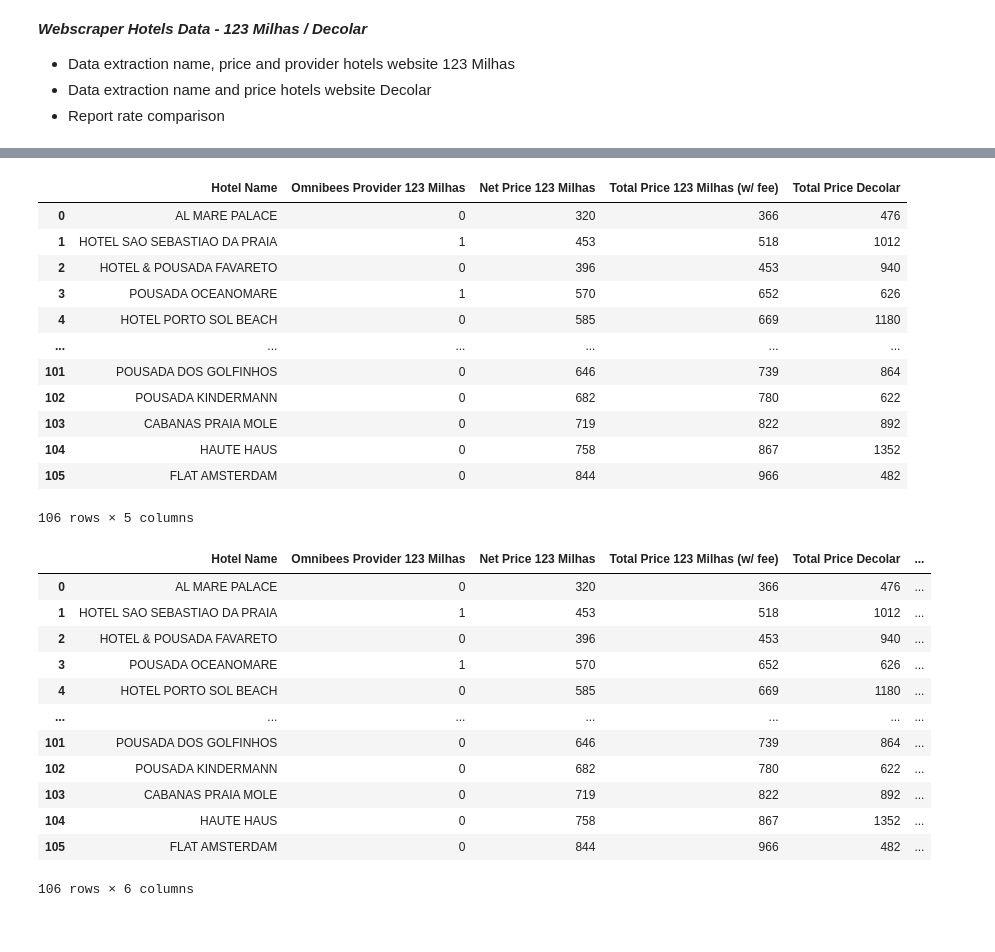
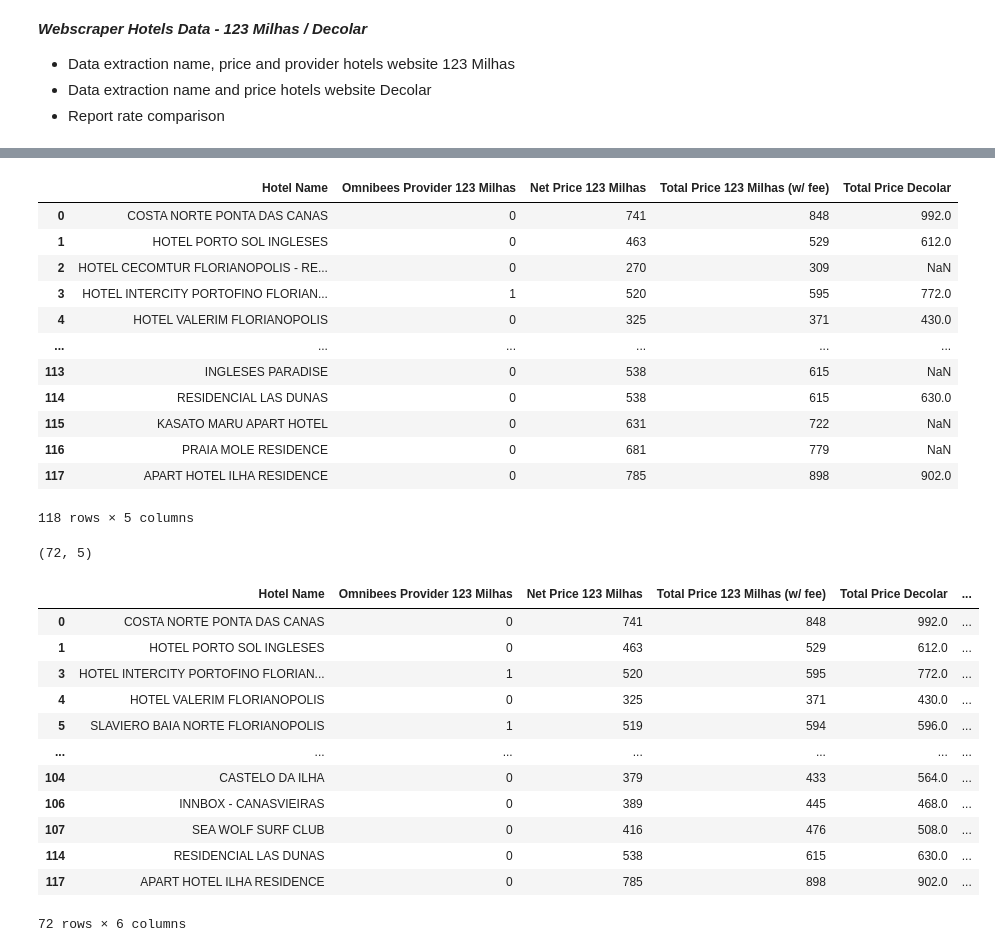
Before and after one commit to thenielfarias/webscraper-hotel-rates-parity-123milhas-decolar, a Jupyter notebook: webscraper_hotels_data_123milhas_decolar.ipynb, the cells around one changed output, grey strips where cells are left out. Saved outputs shown, nothing was run; the diff lists cells and outputs as text; code cells hidden in the pictures.

```diff
--- a/webscraper_hotels_data_123milhas_decolar.ipynb
+++ b/webscraper_hotels_data_123milhas_decolar.ipynb
@@ -487,9 +486,9 @@ print(price_hoteis_desp_fmtg)
 # %%
-price_hoteis_desp_fmtg = pd.to_numeric(price_hoteis_desp_fmtg, errors='coerce')
+price_hotels_desp_fmtg = pd.to_numeric(price_hotels_desp_fmtg, errors='coerce')
 # %%
 data_hotels_desp = []
 
-for elems in zip(name_hotels_desp_fmtg, price_hoteis_desp_fmtg):
+for elems in zip(name_hotels_desp_fmtg, price_hotels_desp_fmtg):
     data_hotels_desp.append(elems)
 data_hotels_desp_dict = dict(data_hotels_desp)
 print(data_hotels_desp_dict)
@@ -528,38 +517,45 @@ for hotelName123m in df_data_hoteis_123m['Hotel Name']:
 # %%
-data_merge = pd.merge(df_data_hoteis_123m, df_data_hotels_desp, on=['Hotel Name'], how='left')
+# Data merge
+
+data_merge = pd.merge(df_data_hotels_123m, df_data_hotels_desp, on=['Hotel Name'], how='left')
 display(data_merge)
 # %% [output]
 |  | Hotel Name | Omnibees Provider 123 Milhas | Net Price 123 Milhas | Total Price 123 Milhas (w/ fee) | Total Price Decolar |
-| 0 | AL MARE PALACE | 0 | 320 | 366 | 476 |
-| 1 | HOTEL SAO SEBASTIAO DA PRAIA | 1 | 453 | 518 | 1012 |
-| 2 | HOTEL & POUSADA FAVARETO | 0 | 396 | 453 | 940 |
-| 3 | POUSADA OCEANOMARE | 1 | 570 | 652 | 626 |
-| 4 | HOTEL PORTO SOL BEACH | 0 | 585 | 669 | 1180 |
+| 0 | COSTA NORTE PONTA DAS CANAS | 0 | 741 | 848 | 992.0 |
+| 1 | HOTEL PORTO SOL INGLESES | 0 | 463 | 529 | 612.0 |
+| 2 | HOTEL CECOMTUR FLORIANOPOLIS - RE... | 0 | 270 | 309 | NaN |
+| 3 | HOTEL INTERCITY PORTOFINO FLORIAN... | 1 | 520 | 595 | 772.0 |
+| 4 | HOTEL VALERIM FLORIANOPOLIS | 0 | 325 | 371 | 430.0 |
 | ... | ... | ... | ... | ... | ... |
-| 101 | POUSADA DOS GOLFINHOS | 0 | 646 | 739 | 864 |
-| 102 | POUSADA KINDERMANN | 0 | 682 | 780 | 622 |
-| 103 | CABANAS PRAIA MOLE | 0 | 719 | 822 | 892 |
-| 104 | HAUTE HAUS | 0 | 758 | 867 | 1352 |
-| 105 | FLAT AMSTERDAM | 0 | 844 | 966 | 482 |
+| 113 | INGLESES PARADISE | 0 | 538 | 615 | NaN |
+| 114 | RESIDENCIAL LAS DUNAS | 0 | 538 | 615 | 630.0 |
+| 115 | KASATO MARU APART HOTEL | 0 | 631 | 722 | NaN |
+| 116 | PRAIA MOLE RESIDENCE | 0 | 681 | 779 | NaN |
+| 117 | APART HOTEL ILHA RESIDENCE | 0 | 785 | 898 | 902.0 |
-106 rows × 5 columns
+118 rows × 5 columns
 # %%
-df_rate_comparison = data_merge
+df_rate_comparison = data_merge.dropna()
+df_rate_comparison.shape
+# %% [output]
+(72, 5)
 # %%
+pd.options.mode.chained_assignment = None
+
 for prices in df_rate_comparison:
-    diff = (df_rate_comparison['Total Price Decolar'] / df_rate_comparison['Total Price 123 Milhas (w/ fee)'] -1 ) * 100
-    df_rate_comparison['% Variation'] = round(diff)
+    diff = (df_rate_comparison.loc[:, 'Total Price Decolar'] / df_rate_comparison.loc[:, 'Total Price 123 Milhas (w/ fee)'] -1 ) * 100
+    df_rate_comparison.loc[:, '% Variation (total prices)'] = round(diff)
 display(df_rate_comparison)
 # %% [output]
 |  | Hotel Name | Omnibees Provider 123 Milhas | Net Price 123 Milhas | Total Price 123 Milhas (w/ fee) | Total Price Decolar | ... |
-| 0 | AL MARE PALACE | 0 | 320 | 366 | 476 | ... |
-| 1 | HOTEL SAO SEBASTIAO DA PRAIA | 1 | 453 | 518 | 1012 | ... |
-| 2 | HOTEL & POUSADA FAVARETO | 0 | 396 | 453 | 940 | ... |
-| 3 | POUSADA OCEANOMARE | 1 | 570 | 652 | 626 | ... |
-| 4 | HOTEL PORTO SOL BEACH | 0 | 585 | 669 | 1180 | ... |
+| 0 | COSTA NORTE PONTA DAS CANAS | 0 | 741 | 848 | 992.0 | ... |
+| 1 | HOTEL PORTO SOL INGLESES | 0 | 463 | 529 | 612.0 | ... |
+| 3 | HOTEL INTERCITY PORTOFINO FLORIAN... | 1 | 520 | 595 | 772.0 | ... |
+| 4 | HOTEL VALERIM FLORIANOPOLIS | 0 | 325 | 371 | 430.0 | ... |
+| 5 | SLAVIERO BAIA NORTE FLORIANOPOLIS | 1 | 519 | 594 | 596.0 | ... |
 | ... | ... | ... | ... | ... | ... | ... |
-| 101 | POUSADA DOS GOLFINHOS | 0 | 646 | 739 | 864 | ... |
-| 102 | POUSADA KINDERMANN | 0 | 682 | 780 | 622 | ... |
-| 103 | CABANAS PRAIA MOLE | 0 | 719 | 822 | 892 | ... |
-| 104 | HAUTE HAUS | 0 | 758 | 867 | 1352 | ... |
-| 105 | FLAT AMSTERDAM | 0 | 844 | 966 | 482 | ... |
+| 104 | CASTELO DA ILHA | 0 | 379 | 433 | 564.0 | ... |
+| 106 | INNBOX - CANASVIEIRAS | 0 | 389 | 445 | 468.0 | ... |
+| 107 | SEA WOLF SURF CLUB | 0 | 416 | 476 | 508.0 | ... |
+| 114 | RESIDENCIAL LAS DUNAS | 0 | 538 | 615 | 630.0 | ... |
+| 117 | APART HOTEL ILHA RESIDENCE | 0 | 785 | 898 | 902.0 | ... |
-106 rows × 6 columns
+72 rows × 6 columns
```
Also changed, not shown: parts of 28 cells of this notebook, 1 other file.
